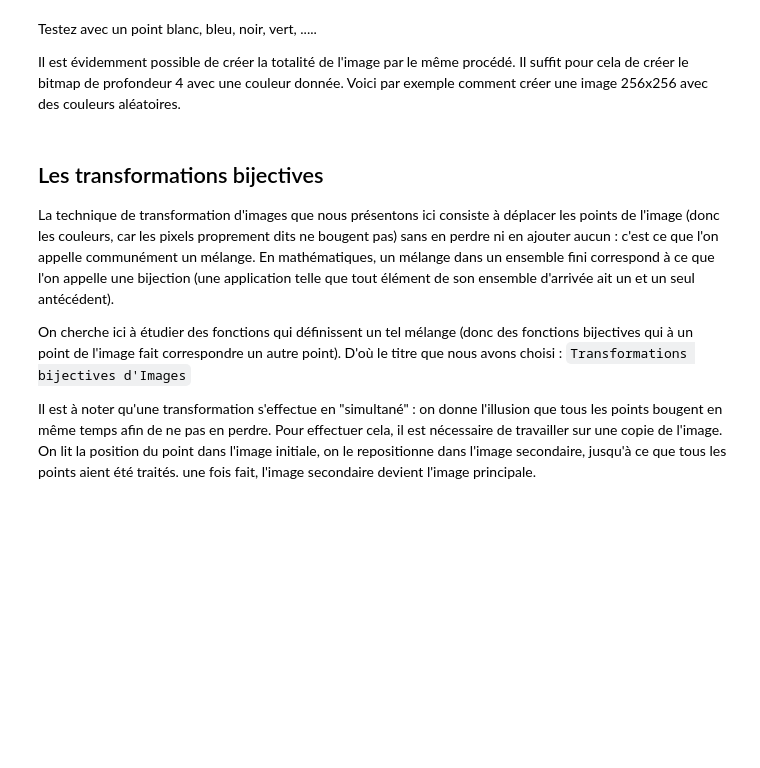
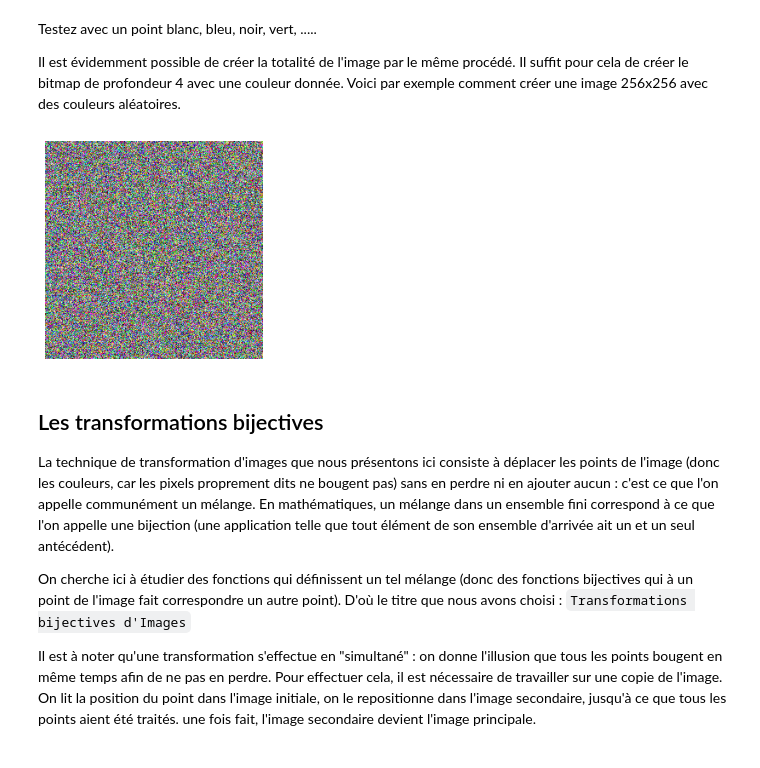
Before and after one commit to cristal-smac/photobooth, a Jupyter notebook: photobooth_fr.ipynb, the cells around one changed output. Drawn from its saved outputs; the diff is of its cells as text; code cells hidden in the pictures; blank space fills up the shorter version.

```diff
--- a/photobooth_fr.ipynb
+++ b/photobooth_fr.ipynb
@@ -53,14 +60,18 @@ Testez avec un point blanc, bleu, noir, vert, .....
 Il est évidemment possible de créer la totalité de l'image par le même procédé. Il suffit pour cela de créer le bitmap de profondeur 4 avec une couleur donnée.
 Voici par exemple comment créer une image 256x256 avec des couleurs aléatoires.
 # %%
-#img = np.random.randint(0, 255, (256, 256, 3), dtype=np.uint8)
-img = np.full((256,256,4), [0,1,1,1], dtype=np.float32)
+# couleur aléatoire :
+img = np.random.randint(0, 255, (256, 256, 3), dtype=np.uint8)
+# couleur uniforme : aqua
+#img = np.full((256,256,4), [0,1,1,1], dtype=np.float32)
 
 # visualisation de l'image
 plt.axis('off')
 plt.imshow(img)
 plt.show()
 plt.imsave('result/test.png',img)
+# %% [output]
+[figure, added]
 # %% [markdown]
 
 
```
Also changed, not shown: parts of 24 cells of this notebook.
